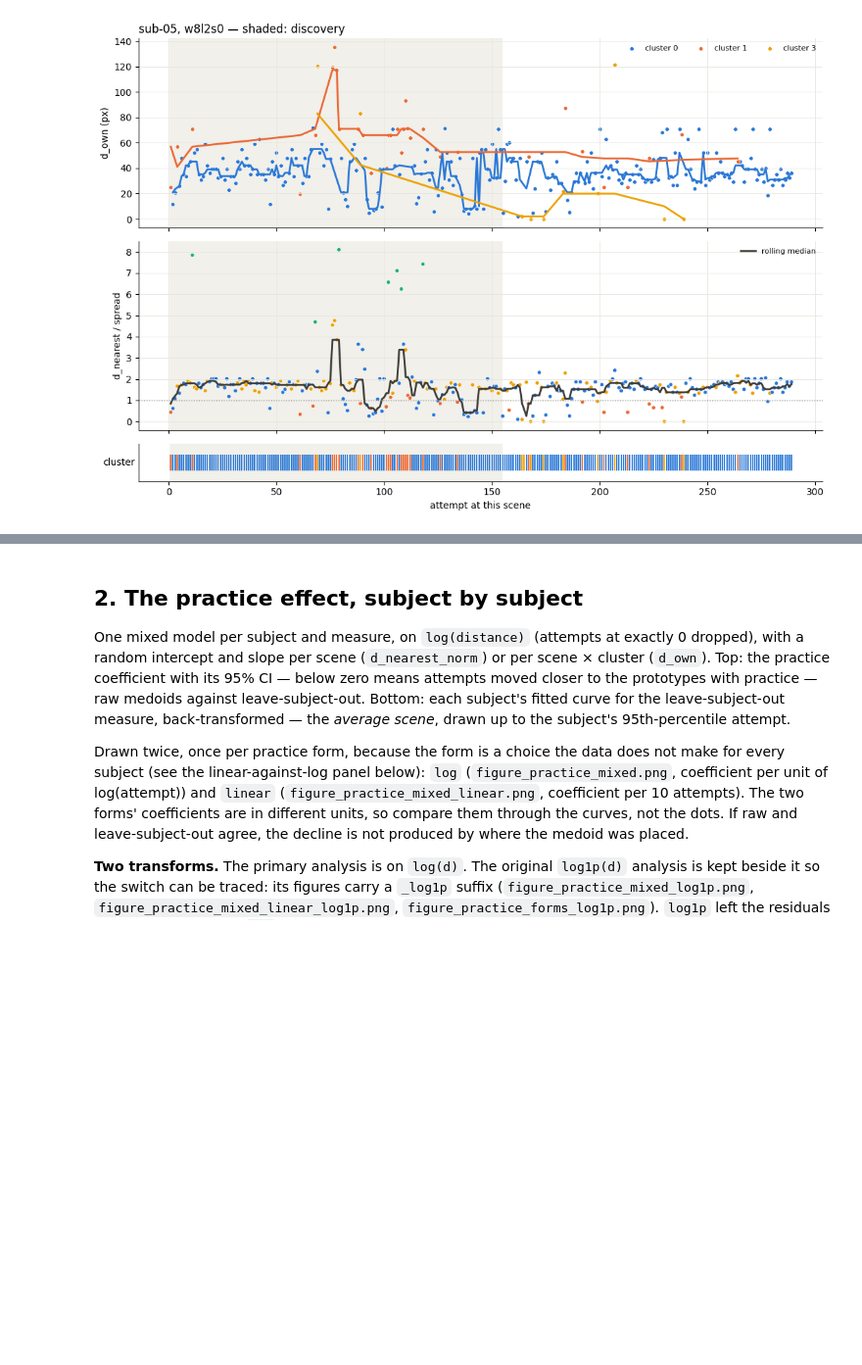
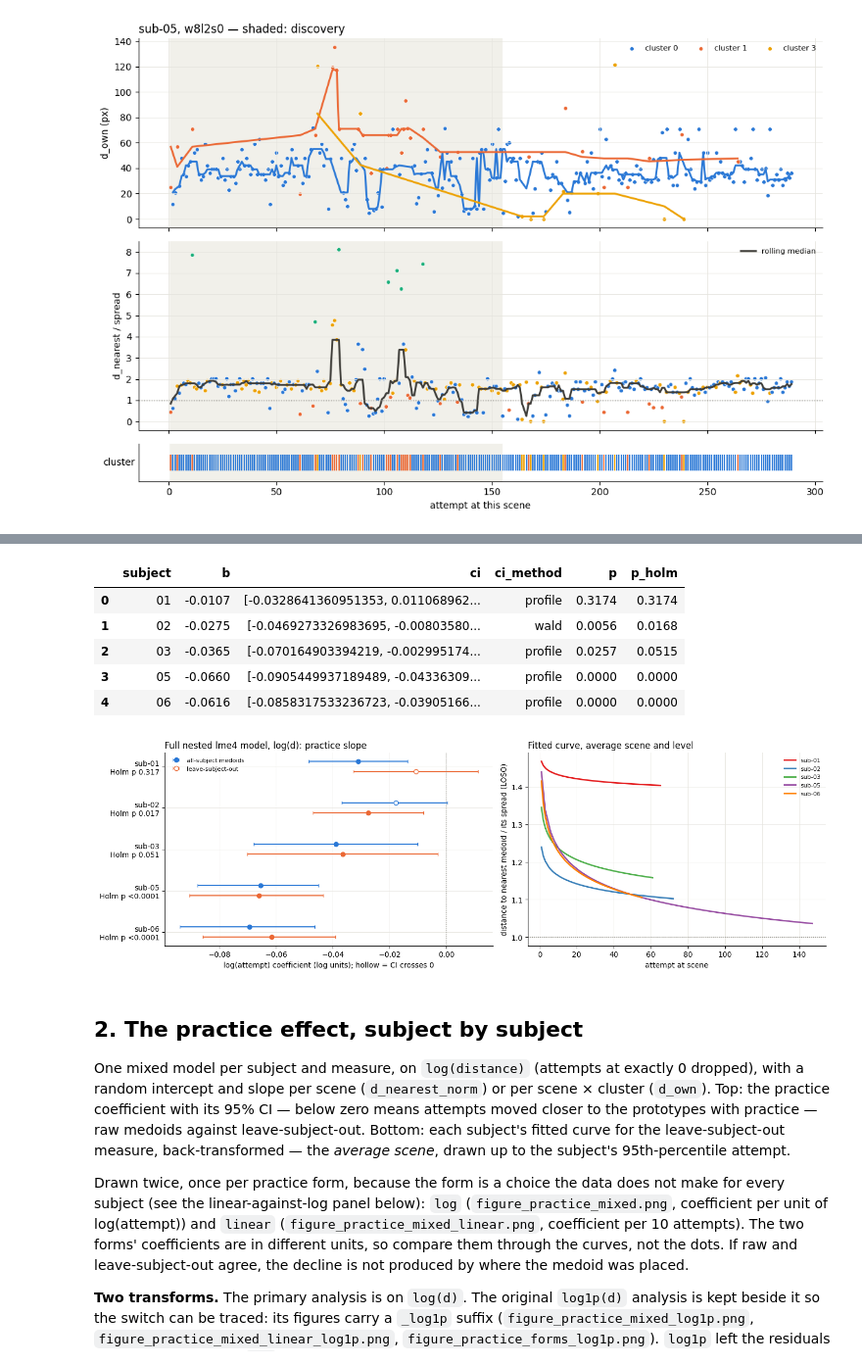
Before and after one commit to cleode5a7/Mario_behaviour, a Jupyter notebook: notebooks/figure_practice.ipynb, the cells around one changed output, grey strips where cells are left out. Shown at 98% size. Cells and saved outputs as stored; diff of their text form; code cells hidden in the pictures; blank space fills up the shorter version.

```diff
--- a/notebooks/figure_practice.ipynb
+++ b/notebooks/figure_practice.ipynb
@@ -108,3 +119,67 @@ fig.savefig(PRACTICE_DIR / "figure_practice_example.png", dpi=150)
+# %%
+lme4_path = PRACTICE_DIR / "lme4.json"
+if not lme4_path.exists():
+    print("lme4.json not found - run invoke run-practice-lme4 (needs R with lme4).")
+else:
+    from analysis.practice import TRANSFORMS
+    INVERSE = {k: v[1] for k, v in TRANSFORMS.items()}
+    lme4 = json.loads(lme4_path.read_text())
+    subjects = lme4["subjects"]
+    T = lme4["primary_transform"]
+    nested = [f for f in lme4["fits"] if f["model"] == "nested" and f["transform"] == T
+              and not f["completed_only"]]
+    by = {(f["measure"], f["subject"]): f for f in nested}
+    prim = {s: by[(lme4["primary"], s)]["p_wald"] for s in subjects if (lme4["primary"], s) in by}
+    order = sorted(prim, key=prim.get)
+    holm, run = {}, 0.0
+    for rank, s in enumerate(order):
+        run = max(run, min(1.0, (len(order) - rank) * prim[s]))
+        holm[s] = run
+
+    fig, (ax, axc) = plt.subplots(1, 2, figsize=(14, 4.6), gridspec_kw={"width_ratios": [1.1, 1]})
+    base = lme4["primary"].replace("_loso", "")
+    for off, (col, c, lbl) in zip((-0.12, 0.12), ((base, RAW, "all-subject medoids"),
+                                                  (lme4["primary"], LOSO, "leave-subject-out"))):
+        for i, s in enumerate(subjects):
+            f = by.get((col, s))
+            if f is None:
+                continue
+            b, (lo, hi) = f["b"], f["ci"]
+            clear = hi < 0 or lo > 0
+            ax.errorbar(b, i + off, xerr=[[b - lo], [hi - b]], fmt="o", color=c, ms=6, capsize=2,
+                        mfc=c if clear else "white", label=lbl if i == 0 else None)
+    ax.axvline(0, color="#898781", lw=1, ls=":")
+    ax.set_yticks(range(len(subjects)),
+                  [f"sub-{s}\nHolm p {holm[s]:.3f}" if holm.get(s, 1) >= 1e-4 else f"sub-{s}\nHolm p <0.0001"
+                   for s in subjects])
+    ax.invert_yaxis()
+    ax.set_xlabel(f"log(attempt) coefficient ({T} units); hollow = CI crosses 0")
+    ax.set_title(f"Full nested lme4 model, {T}(d): practice slope", loc="left")
+    ax.legend(frameon=False, fontsize=8)
+    inv = INVERSE[T]
+    for i, s in enumerate(subjects):
+        f = by.get((lme4["primary"], s))
+        if f:
+            axc.plot(f["curve"]["attempt"], inv(np.asarray(f["curve"]["y"])), color=SUBJECT_COLORS[i],
+                     lw=2, label=f"sub-{s}")
+    axc.axhline(1.0, color="#898781", lw=1, ls=":")
+    axc.set_xlabel("attempt at scene")
+    axc.set_ylabel(UNITS["d_nearest_norm"] + " (LOSO)")
+    axc.set_title("Fitted curve, average scene and level", loc="left")
+    axc.legend(frameon=False, fontsize=8)
+    fig.tight_layout()
+    fig.savefig(PRACTICE_DIR / "figure_practice_lme4.png", dpi=150)
+    display(pd.DataFrame([{"subject": s, "b": by[(lme4["primary"], s)]["b"],
+                           "ci": by[(lme4["primary"], s)]["ci"], "ci_method": by[(lme4["primary"], s)]["ci_method"],
+                           "p": prim[s], "p_holm": holm[s]} for s in subjects]).round(4))
+# %% [output]
+|  | subject | b | ci | ci_method | p | p_holm |
+| 0 | 01 | -0.0107 | [-0.0328641360951353, 0.011068962... | profile | 0.3174 | 0.3174 |
+| 1 | 02 | -0.0275 | [-0.0469273326983695, -0.00803580... | wald | 0.0056 | 0.0168 |
+| 2 | 03 | -0.0365 | [-0.070164903394219, -0.002995174... | profile | 0.0257 | 0.0515 |
+| 3 | 05 | -0.0660 | [-0.0905449937189489, -0.04336309... | profile | 0.0000 | 0.0000 |
+| 4 | 06 | -0.0616 | [-0.0858317533236723, -0.03905166... | profile | 0.0000 | 0.0000 |
+[figure, added]
 # %% [markdown]
 ## 2. The practice effect, subject by subject
 
```
Also changed, not shown: parts of 1 cell of this notebook, 20 other files.
